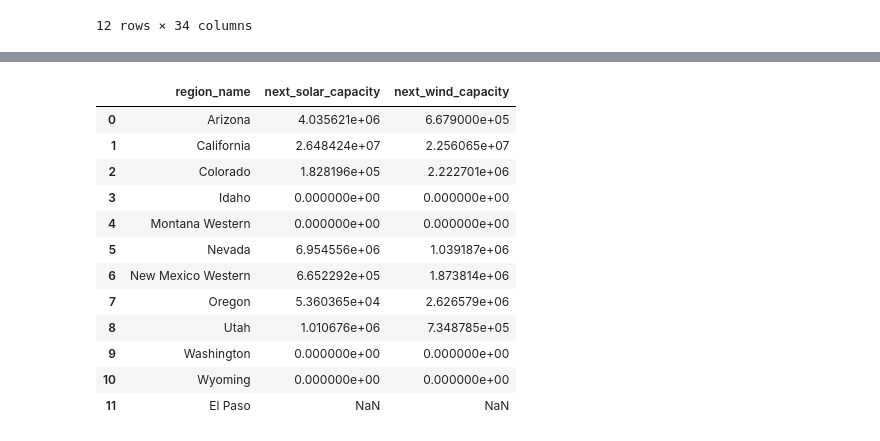
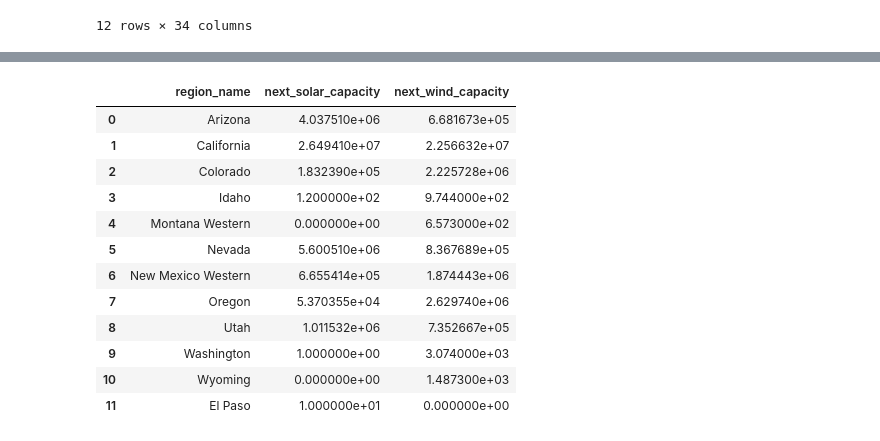
Before and after one commit to Breakthrough-Energy/PowerSimData, a Jupyter notebook: powersimdata/scaling/clean_capacity_scaling/capacity_planning_demo.ipynb, the cells around one changed output, grey strips where cells are left out. Saved outputs shown, nothing was run; the diff lists cells and outputs as text; code cells hidden in the pictures.

```diff
--- a/powersimdata/scaling/clean_capacity_scaling/capacity_planning_demo.ipynb
+++ b/powersimdata/scaling/clean_capacity_scaling/capacity_planning_demo.ipynb
@@ -54,5 +34,6 @@ resources_dict
 # %%
-strategy_manager = IndependentStrategyManager()
+independent_strategy_manager = IndependentStrategyManager()
+collaborative_strategy_manager = CollaborativeStrategyManager()
 
 for row in western.itertuples():
     target = TargetManager(row.State,
@@ -95,20 +76,21 @@ for row in western.itertuples():
         resource.set_generation(getattr(row,mapping['prev_generation']))
         target.add_resource(resource)
 
-    strategy_manager.add_target(target)
+    independent_strategy_manager.add_target(target)
+    collaborative_strategy_manager.add_target(target)
 # %%
-strategy_manager.data_frame_of_next_capacities()
+independent_strategy_manager.data_frame_of_next_capacities()
 # %% [output]
 |  | region_name | next_solar_capacity | next_wind_capacity |
-| 0 | Arizona | 4.035621e+06 | 6.679000e+05 |
-| 1 | California | 2.648424e+07 | 2.256065e+07 |
-| 2 | Colorado | 1.828196e+05 | 2.222701e+06 |
-| 3 | Idaho | 0.000000e+00 | 0.000000e+00 |
-| 4 | Montana Western | 0.000000e+00 | 0.000000e+00 |
-| 5 | Nevada | 6.954556e+06 | 1.039187e+06 |
-| 6 | New Mexico Western | 6.652292e+05 | 1.873814e+06 |
-| 7 | Oregon | 5.360365e+04 | 2.626579e+06 |
-| 8 | Utah | 1.010676e+06 | 7.348785e+05 |
-| 9 | Washington | 0.000000e+00 | 0.000000e+00 |
-| 10 | Wyoming | 0.000000e+00 | 0.000000e+00 |
-| 11 | El Paso | NaN | NaN |
+| 0 | Arizona | 4.037510e+06 | 6.681673e+05 |
+| 1 | California | 2.649410e+07 | 2.256632e+07 |
+| 2 | Colorado | 1.832390e+05 | 2.225728e+06 |
+| 3 | Idaho | 1.200000e+02 | 9.744000e+02 |
+| 4 | Montana Western | 0.000000e+00 | 6.573000e+02 |
+| 5 | Nevada | 5.600510e+06 | 8.367689e+05 |
+| 6 | New Mexico Western | 6.655414e+05 | 1.874443e+06 |
+| 7 | Oregon | 5.370355e+04 | 2.629740e+06 |
+| 8 | Utah | 1.011532e+06 | 7.352667e+05 |
+| 9 | Washington | 1.000000e+00 | 3.074000e+03 |
+| 10 | Wyoming | 0.000000e+00 | 1.487300e+03 |
+| 11 | El Paso | 1.000000e+01 | 0.000000e+00 |
```
Also changed, not shown: parts of 11 cells of this notebook, 7 other files.
